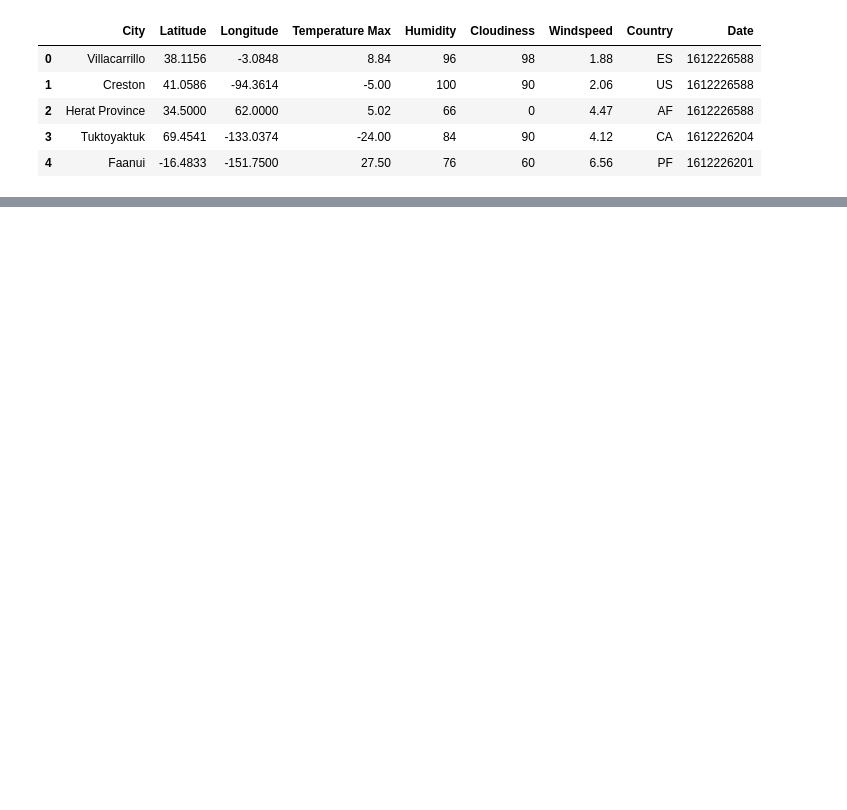
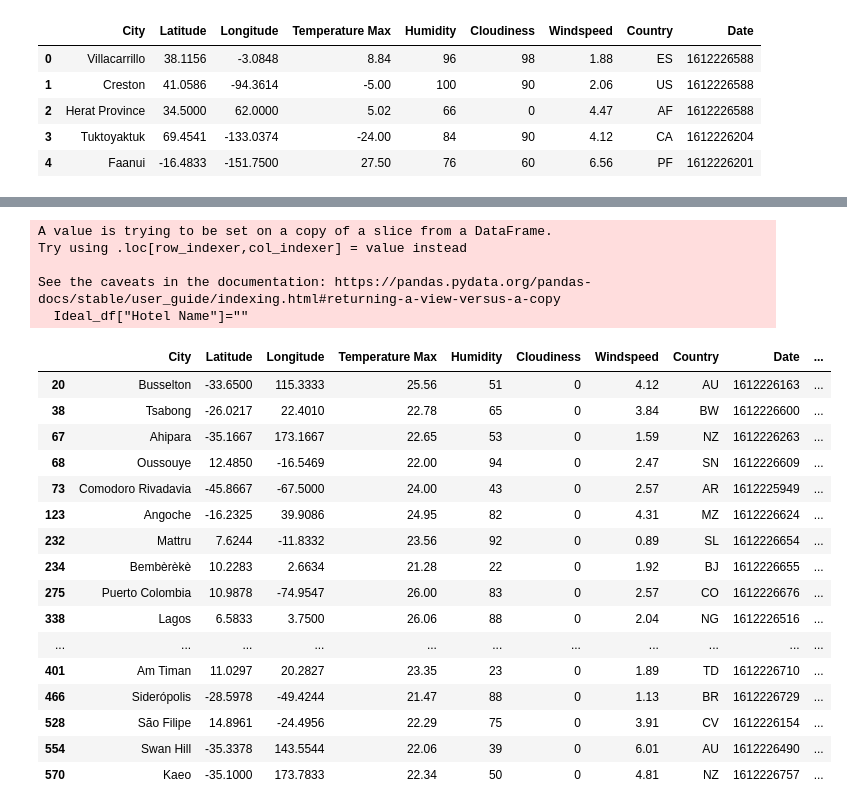
Before and after one commit to akarpie96/Python-API-Challenge, a Jupyter notebook: VacationPy/VacationPy.ipynb, the cells around one changed output, grey strips where cells are left out. Drawn from its saved outputs; the diff is of its cells as text; code cells hidden in the pictures; blank space fills up the shorter version.

Commit message:
added hotels to ideal df

```diff
--- a/VacationPy/VacationPy.ipynb
+++ b/VacationPy/VacationPy.ipynb
@@ -62,3 +65,7 @@ heat_layer=gmaps.heatmap_layer(locations, weights=humidity, dissipating=False, m
 fig
 # %% [output]
 [interactive output not drawn]
+# %%
+
+#Narrowing down to ideal temperature (Note: Temperature is in celcius)
+Ideal_df=city_df.loc[(city_df["Temperature Max"]<26.6) & (city_df["Temperature Max"]>21.1)& (city_df["Cloudiness"]==0), :]
@@ -64,0 +92,26 @@ fig
+# %%
+Ideal_df["Hotel Name"]=""
+Ideal_df
+# %% [output]
+A value is trying to be set on a copy of a slice from a DataFrame.
+Try using .loc[row_indexer,col_indexer] = value instead
+
+See the caveats in the documentation: https://pandas.pydata.org/pandas-docs/stable/user_guide/indexing.html#returning-a-view-versus-a-copy
+  Ideal_df["Hotel Name"]=""
+|  | City | Latitude | Longitude | Temperature Max | Humidity | Cloudiness | Windspeed | Country | Date | ... |
+| 20 | Busselton | -33.6500 | 115.3333 | 25.56 | 51 | 0 | 4.12 | AU | 1612226163 | ... |
+| 38 | Tsabong | -26.0217 | 22.4010 | 22.78 | 65 | 0 | 3.84 | BW | 1612226600 | ... |
+| 67 | Ahipara | -35.1667 | 173.1667 | 22.65 | 53 | 0 | 1.59 | NZ | 1612226263 | ... |
+| 68 | Oussouye | 12.4850 | -16.5469 | 22.00 | 94 | 0 | 2.47 | SN | 1612226609 | ... |
+| 73 | Comodoro Rivadavia | -45.8667 | -67.5000 | 24.00 | 43 | 0 | 2.57 | AR | 1612225949 | ... |
+| 123 | Angoche | -16.2325 | 39.9086 | 24.95 | 82 | 0 | 4.31 | MZ | 1612226624 | ... |
+| 232 | Mattru | 7.6244 | -11.8332 | 23.56 | 92 | 0 | 0.89 | SL | 1612226654 | ... |
+| 234 | Bembèrèkè | 10.2283 | 2.6634 | 21.28 | 22 | 0 | 1.92 | BJ | 1612226655 | ... |
+| 275 | Puerto Colombia | 10.9878 | -74.9547 | 26.00 | 83 | 0 | 2.57 | CO | 1612226676 | ... |
+| 338 | Lagos | 6.5833 | 3.7500 | 26.06 | 88 | 0 | 2.04 | NG | 1612226516 | ... |
+| ... | ... | ... | ... | ... | ... | ... | ... | ... | ... | ... |
+| 401 | Am Timan | 11.0297 | 20.2827 | 23.35 | 23 | 0 | 1.89 | TD | 1612226710 | ... |
+| 466 | Siderópolis | -28.5978 | -49.4244 | 21.47 | 88 | 0 | 1.13 | BR | 1612226729 | ... |
+| 528 | São Filipe | 14.8961 | -24.4956 | 22.29 | 75 | 0 | 3.91 | CV | 1612226154 | ... |
+| 554 | Swan Hill | -35.3378 | 143.5544 | 22.06 | 39 | 0 | 6.01 | AU | 1612226490 | ... |
+| 570 | Kaeo | -35.1000 | 173.7833 | 22.34 | 50 | 0 | 4.81 | NZ | 1612226757 | ... |
```
Also changed, not shown: parts of 6 cells of this notebook.
